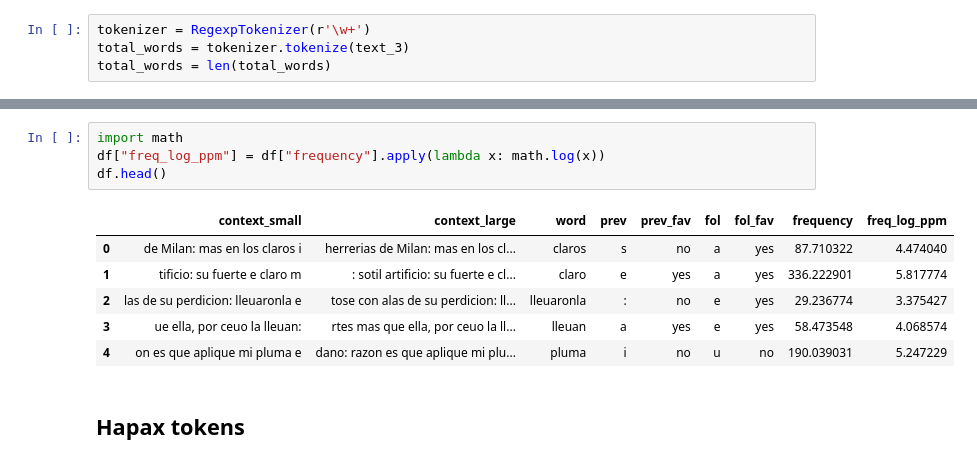
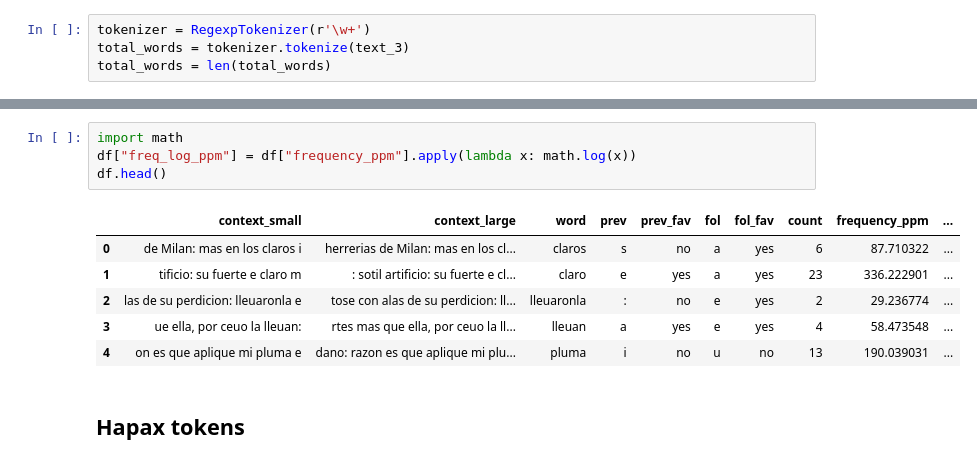
Before and after one commit to anniehelms/dcf_celestina, a Jupyter notebook: 01_text_analysis.ipynb, the cells around one changed output, grey strips where cells are left out. Saved outputs shown, nothing was run; the diff lists cells and outputs as text.

```diff
--- a/01_text_analysis.ipynb
+++ b/01_text_analysis.ipynb
@@ -184,14 +180,14 @@ df.head()
 # %%
 import math
-df["freq_log_ppm"] = df["frequency"].apply(lambda x: math.log(x))
+df["freq_log_ppm"] = df["frequency_ppm"].apply(lambda x: math.log(x))
 df.head()
 # %% [output]
-|  | context_small | context_large | word | prev | prev_fav | fol | fol_fav | frequency | freq_log_ppm |
-| 0 | de Milan: mas en los claros i | herrerias de Milan: mas en los cl... | claros | s | no | a | yes | 87.710322 | 4.474040 |
-| 1 | tificio: su fuerte e claro m | : sotil artificio: su fuerte e cl... | claro | e | yes | a | yes | 336.222901 | 5.817774 |
-| 2 | las de su perdicion: lleuaronla e | tose con alas de su perdicion: ll... | lleuaronla | : | no | e | yes | 29.236774 | 3.375427 |
-| 3 | ue ella, por ceuo la lleuan: | rtes mas que ella, por ceuo la ll... | lleuan | a | yes | e | yes | 58.473548 | 4.068574 |
-| 4 | on es que aplique mi pluma e | dano: razon es que aplique mi plu... | pluma | i | no | u | no | 190.039031 | 5.247229 |
+|  | context_small | context_large | word | prev | prev_fav | fol | fol_fav | count | frequency_ppm | ... |
+| 0 | de Milan: mas en los claros i | herrerias de Milan: mas en los cl... | claros | s | no | a | yes | 6 | 87.710322 | ... |
+| 1 | tificio: su fuerte e claro m | : sotil artificio: su fuerte e cl... | claro | e | yes | a | yes | 23 | 336.222901 | ... |
+| 2 | las de su perdicion: lleuaronla e | tose con alas de su perdicion: ll... | lleuaronla | : | no | e | yes | 2 | 29.236774 | ... |
+| 3 | ue ella, por ceuo la lleuan: | rtes mas que ella, por ceuo la ll... | lleuan | a | yes | e | yes | 4 | 58.473548 | ... |
+| 4 | on es que aplique mi pluma e | dano: razon es que aplique mi plu... | pluma | i | no | u | no | 13 | 190.039031 | ... |
 # %% [markdown]
 ## Hapax tokens
 # %%
```
Also changed, not shown: parts of 13 cells of this notebook, 5 other files.
